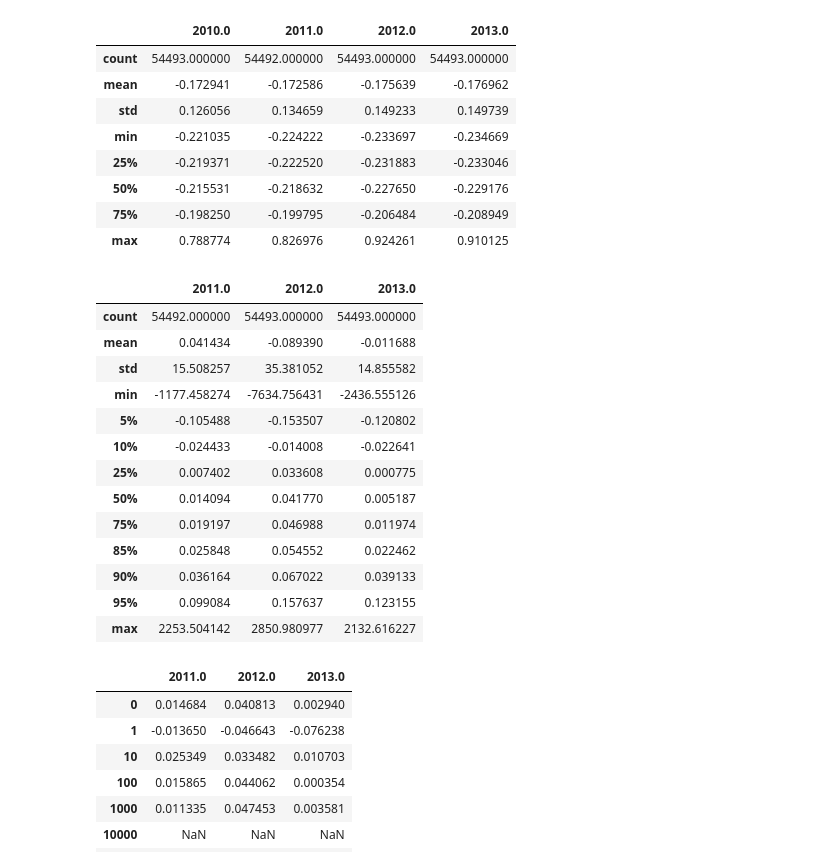
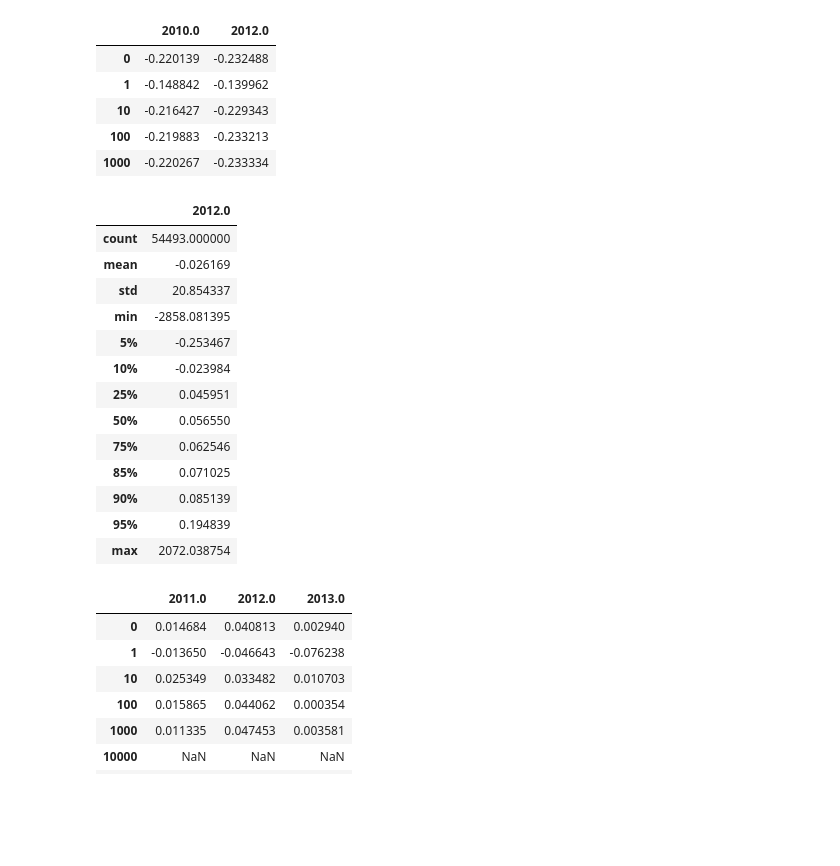
Before and after one commit to AmandaDoyle/BigDataTaxiFinalProject, a Jupyter notebook: EveningDropoffs.ipynb, the cells around one changed output. Saved outputs shown, nothing was run; the diff lists cells and outputs as text; code cells hidden in the pictures; blank space fills up the shorter version.

```diff
--- a/EveningDropoffs.ipynb
+++ b/EveningDropoffs.ipynb
@@ -14,38 +14,37 @@ dfe[2013.0]=(dfe[2013.0]-dfe[2013.0].mean())/dfe[2013.0].std()
 # %%
 dfe.dropna(inplace=True)
 # %%
-dfclean = dfe[dfe<dfe.quantile(0.95)]
-dfclean.describe()
+#dfclean = dfe[dfe<dfe.quantile(0.95)]
+# dfclean
+dfclean.head()
 # %% [output]
-|  | 2010.0 | 2011.0 | 2012.0 | 2013.0 |
-| count | 54493.000000 | 54492.000000 | 54493.000000 | 54493.000000 |
-| mean | -0.172941 | -0.172586 | -0.175639 | -0.176962 |
-| std | 0.126056 | 0.134659 | 0.149233 | 0.149739 |
-| min | -0.221035 | -0.224222 | -0.233697 | -0.234669 |
-| 25% | -0.219371 | -0.222520 | -0.231883 | -0.233046 |
-| 50% | -0.215531 | -0.218632 | -0.227650 | -0.229176 |
-| 75% | -0.198250 | -0.199795 | -0.206484 | -0.208949 |
-| max | 0.788774 | 0.826976 | 0.924261 | 0.910125 |
+|  | 2010.0 | 2012.0 |
+| 0 | -0.220139 | -0.232488 |
+| 1 | -0.148842 | -0.139962 |
+| 10 | -0.216427 | -0.229343 |
+| 100 | -0.219883 | -0.233213 |
+| 1000 | -0.220267 | -0.233334 |
 # %%
+dfclean= dfclean[[2010.0, 2012.0]]
 deltas = dfclean.pct_change(axis = 1)
 deltas = deltas.drop(2010.0, axis = 1)
 deltas.dropna()
 deltas.describe(percentiles=[0.05, 0.1, 0.25, 0.5, 0.75, 0.85, 0.9, 0.95])
 # %% [output]
-|  | 2011.0 | 2012.0 | 2013.0 |
-| count | 54492.000000 | 54493.000000 | 54493.000000 |
-| mean | 0.041434 | -0.089390 | -0.011688 |
-| std | 15.508257 | 35.381052 | 14.855582 |
-| min | -1177.458274 | -7634.756431 | -2436.555126 |
-| 5% | -0.105488 | -0.153507 | -0.120802 |
-| 10% | -0.024433 | -0.014008 | -0.022641 |
-| 25% | 0.007402 | 0.033608 | 0.000775 |
-| 50% | 0.014094 | 0.041770 | 0.005187 |
-| 75% | 0.019197 | 0.046988 | 0.011974 |
-| 85% | 0.025848 | 0.054552 | 0.022462 |
-| 90% | 0.036164 | 0.067022 | 0.039133 |
-| 95% | 0.099084 | 0.157637 | 0.123155 |
-| max | 2253.504142 | 2850.980977 | 2132.616227 |
+|  | 2012.0 |
+| count | 54493.000000 |
+| mean | -0.026169 |
+| std | 20.854337 |
+| min | -2858.081395 |
+| 5% | -0.253467 |
+| 10% | -0.023984 |
+| 25% | 0.045951 |
+| 50% | 0.056550 |
+| 75% | 0.062546 |
+| 85% | 0.071025 |
+| 90% | 0.085139 |
+| 95% | 0.194839 |
+| max | 2072.038754 |
 # %%
 deltas
 # %% [output]
```
Also changed, not shown: parts of 13 cells of this notebook.
